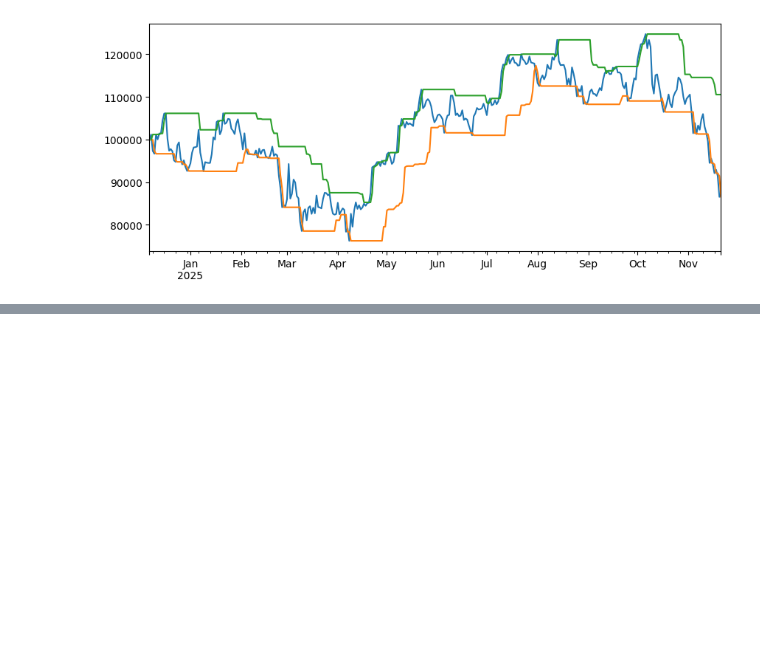
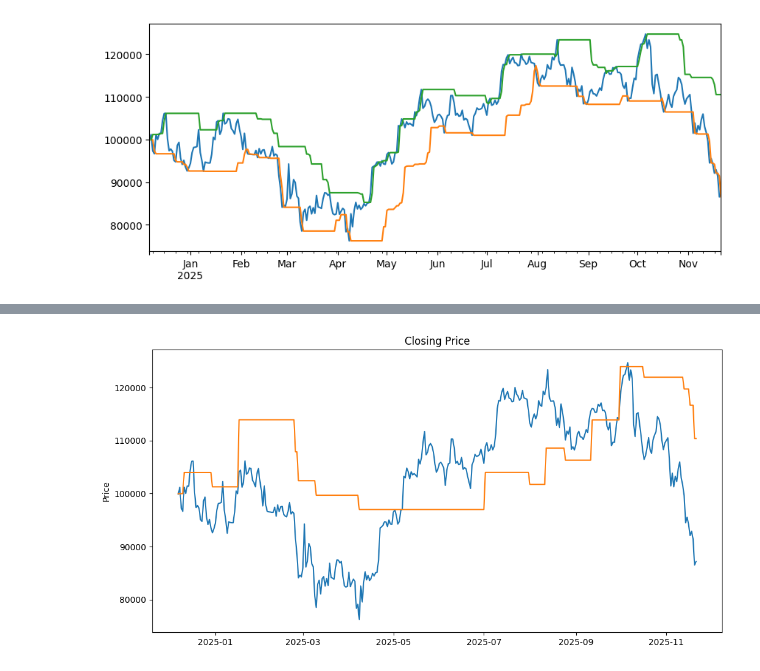
Before and after one commit to tech-ml-quant-luv/Machine-Learning-Engineer-in-Quant, a Jupyter notebook: Machine_learning_projects/Fakeout_strategy/preparing_the_strategy.ipynb, the cells around one changed output, grey strips where cells are left out. Drawn from its saved outputs; the diff is of its cells as text; code cells hidden in the pictures; blank space fills up the shorter version.

Commit message:
Fakeout reversal strategy completed

```diff
--- a/Machine_learning_projects/Fakeout_strategy/preparing_the_strategy.ipynb
+++ b/Machine_learning_projects/Fakeout_strategy/preparing_the_strategy.ipynb
@@ -59,0 +96,3 @@ plt.show()
+# %%
+df = generate_exit_signal(df)
+df.head()
@@ -59,0 +169,3 @@ plt.show()
+# %%
+df = build_position(df)
+df.head()
@@ -59,0 +224,3 @@ plt.show()
+# %%
+df= compute_strategy_returns(df)
+df
@@ -59,0 +241,17 @@ plt.show()
+# %%
+def plot_equity_vs_price(df):
+    fig,ax = plt.subplots(figsize=(12,6))
+
+    plt.plot(df.index, df["close"])
+    plt.title("Closing Price")
+    plt.ylabel("Price")
+
+    #PLot the returns curve
+
+    plt.plot(df.index, df["equity"])
+    plt.title("Closing Price")
+    plt.ylabel("Price")
+# %%
+plot_equity_vs_price(df)
+# %% [output]
+[figure, added]
```
Also changed, not shown: parts of 14 cells of this notebook.
